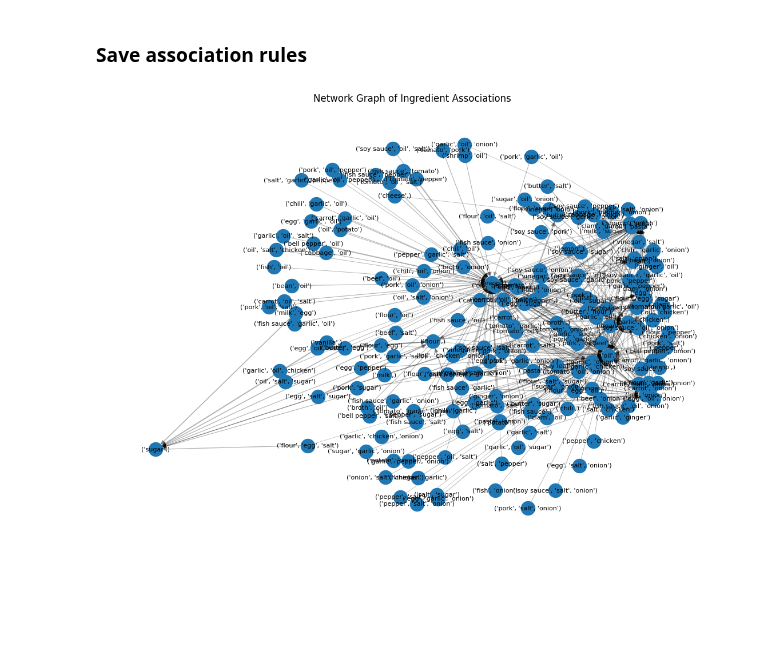
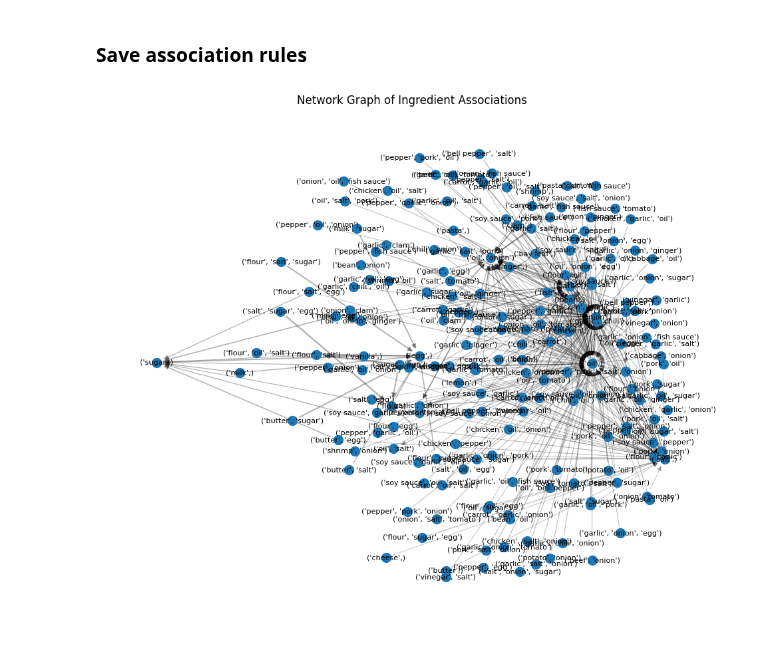
Before and after one commit to rixmape/panlasang-pinoy-clustering, a Jupyter notebook: main.ipynb, the cells around one changed output. Saved outputs shown, nothing was run; the diff lists cells and outputs as text; code cells hidden in the pictures; blank space fills up the shorter version.

```diff
--- a/main.ipynb
+++ b/main.ipynb
@@ -415,32 +415,32 @@ filtered_rules.to_csv(
 # %%
 import matplotlib.pyplot as plt
 import networkx as nx
 
 # Create a directed graph from the association rules
 G = nx.DiGraph()
 
 # Add edges between antecedents and consequents
 for _, row in rules.iterrows():
     G.add_edge(
         str(tuple(row["antecedents"])),
         str(tuple(row["consequents"])),
         weight=row["lift"],
     )
 
 # Draw the network
-plt.figure(figsize=(14, 10))
+plt.figure(figsize=(12, 10))
 pos = nx.spring_layout(G, k=0.5)  # k regulates the distance between nodes
 edges = nx.draw_networkx_edges(
     G,
     pos,
     alpha=0.3,
     width=[float(d["weight"]) * 0.5 for (u, v, d) in G.edges(data=True)],
 )
-nodes = nx.draw_networkx_nodes(G, pos, node_size=300)
+nodes = nx.draw_networkx_nodes(G, pos, node_size=100)
 labels = nx.draw_networkx_labels(G, pos, font_size=8)
 
 plt.title("Network Graph of Ingredient Associations")
 plt.axis("off")
 plt.show()
 # %% [output]
-[figure, old version]
+[figure, new version]
```
Also changed, not shown: parts of 4 cells of this notebook, 3 other files.
